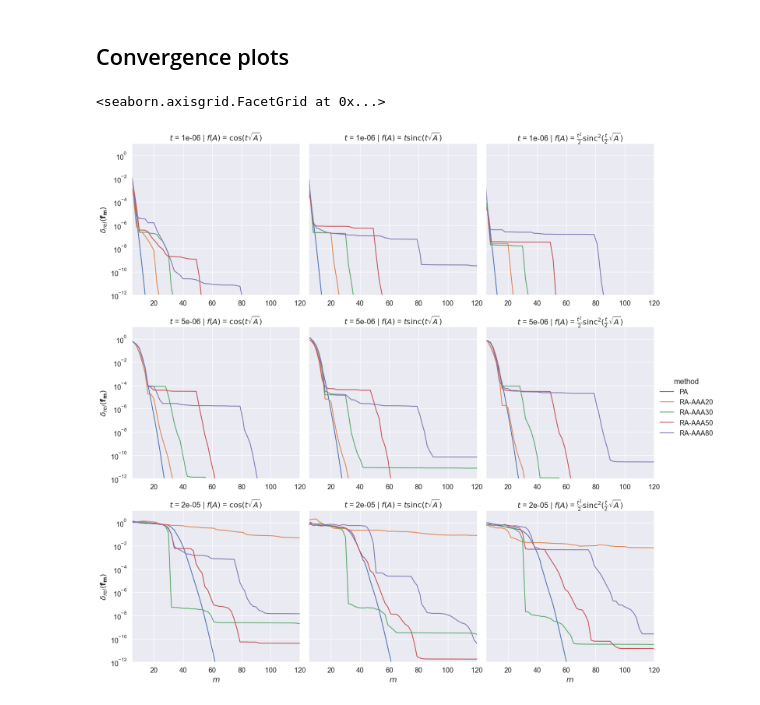
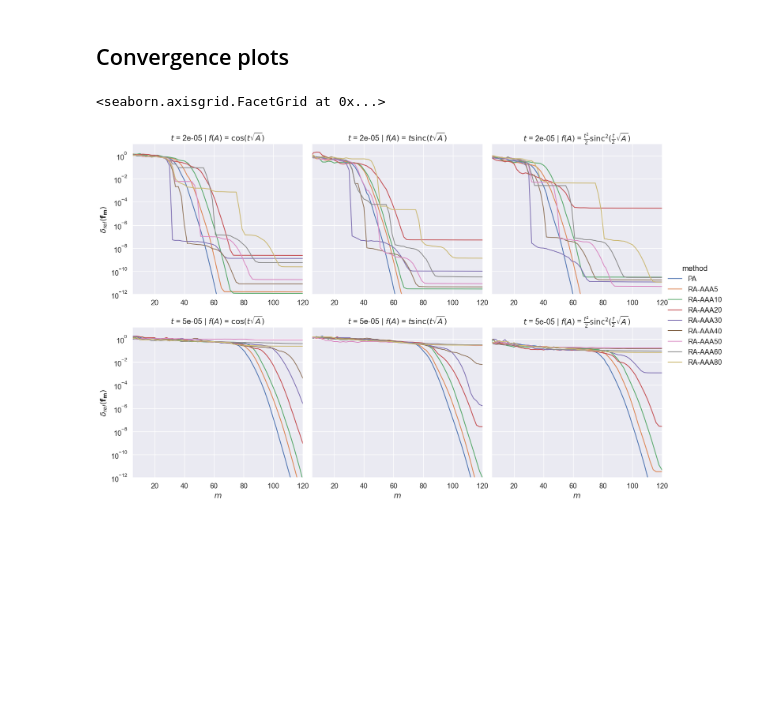
Before and after one commit to sprmsv/KAMF, a Jupyter notebook: trigfuncs.ipynb, the cells around one changed output. Drawn from its saved outputs; the diff is of its cells as text; code cells hidden in the pictures; blank space fills up the shorter version.

```diff
--- a/trigfuncs.ipynb
+++ b/trigfuncs.ipynb
@@ -313,40 +304,38 @@ print('Done!')
 df.to_csv('trigfuncs.csv', index=False)
 # %%
 # Load the experiments
-df = pd.read_csv('trigfuncs_120.csv')
+df = pd.read_csv('trigfuncs.csv')
 # %% [markdown]
 ## Convergence plots
 # %%
 data = df[
     # Method
     ((df['method'] != 'EX'))
-    & ((df['method'] == 'PA') | (df['method'] == 'RA-AAA20') | (df['method'] == 'RA-AAA30') | (df['method'] == 'RA-AAA50') | (df['method'] == 'RA-AAA80'))
-    & (df['name'] == '$H_{LE}^{h=0.04}$')
-    & ((df['t'] == 1e-06) | (df['t'] == 5e-06) | (df['t'] == 2e-05))
 ]
 
+# Change the name of the functions for plotting
 data.loc[data['f'] == '$\\cos(tA)$', 'f'] = '$\\cos(t\\sqrt{A})$'
 data.loc[data['f'] == '$t \\mathrm{sinc}(tA)$', 'f'] = '$t \\mathrm{sinc}(t\\sqrt{A})$'
 data.loc[data['f'] == '$\\frac{t^2}{2} \\mathrm{sinc}(\\frac{t}{2} A)^2$', 'f'] = '$\\frac{t^2}{2} \\mathrm{sinc}^2(\\frac{t}{2} \\sqrt{A})$'
 
 
 fg = sns.relplot(
     data=data.rename(columns={'name': '$A$', 'm': '$m$', 'f': '$f(A)$', 't': '$t$'}),
     x='$m$',
     y='err',
     kind='line',
     row='$t$',
     col='$f(A)$',
     hue='method',
     palette='deep',
     facet_kws={'sharex': False},
 )
 fg.set(
     yscale='log',
     xlim=[5, 120],
     ylim=[1e-12, 1e+01],
     ylabel='$\\delta_{rel}(\\mathbf{f_m})$',
 )
 # %% [output]
 <seaborn.axisgrid.FacetGrid at 0x...>
-[figure, old version]
+[figure, new version]
```
Also changed, not shown: parts of 6 cells of this notebook, 13 other files.
